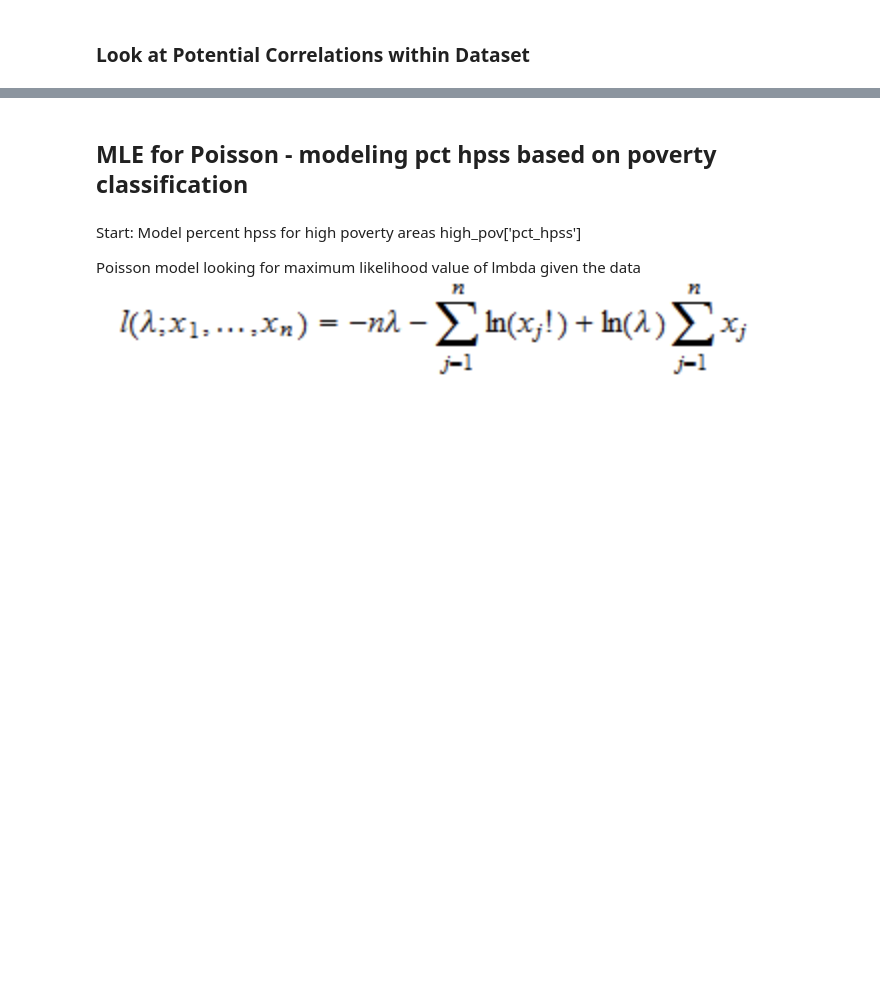
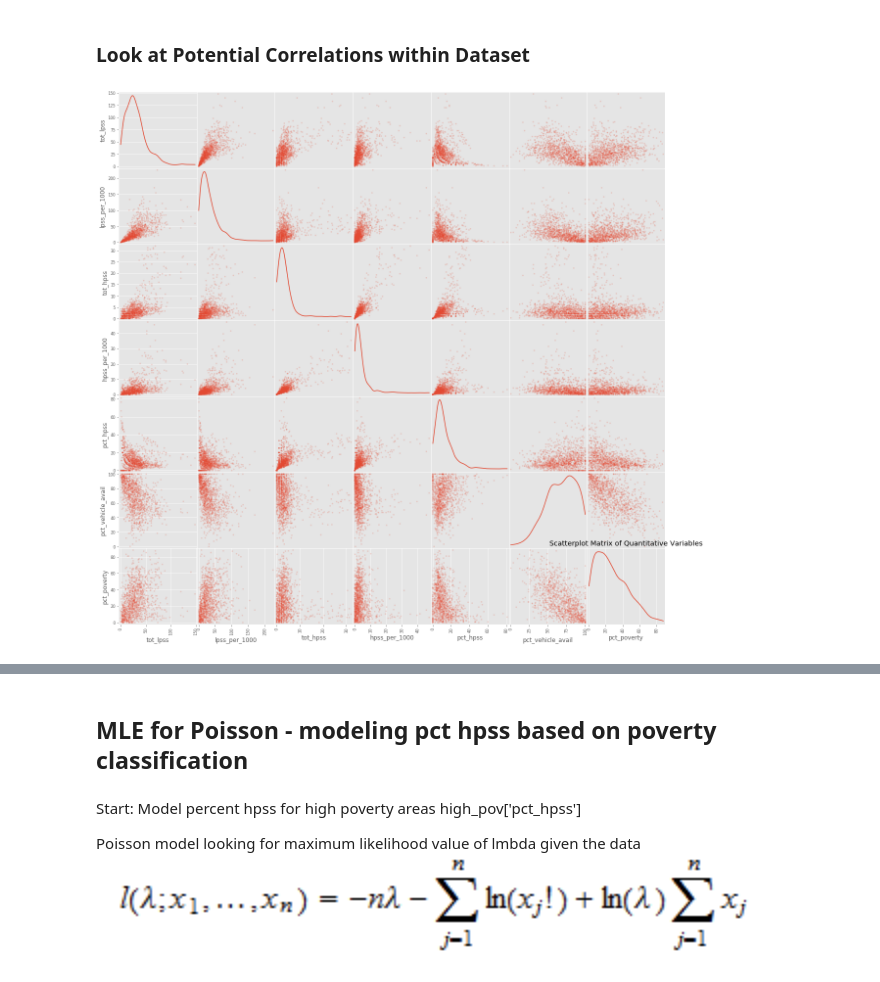
Before and after one commit to jamiewessels/Philly_Food_Access, a Jupyter notebook: Initial_exploration.ipynb, the cells around one changed output, grey strips where cells are left out. Saved outputs shown, nothing was run; the diff lists cells and outputs as text; code cells hidden in the pictures; blank space fills up the shorter version.

```diff
--- a/Initial_exploration.ipynb
+++ b/Initial_exploration.ipynb
@@ -608,10 +614,13 @@ plt.show();
 # %%
 from pandas.plotting import scatter_matrix
 scatter_cols = ['tot_lpss', 'lpss_per_1000', 'tot_hpss',
        'hpss_per_1000', 'pct_hpss',
        'pct_vehicle_avail', 'pct_poverty']
 df_sub = df[scatter_cols]
-scatter_matrix(df_sub, alpha = 0.2, figsize = (20, 20), diagonal = 'kde');
+scatter_matrix(df_sub, alpha = 0.2, figsize = (20, 20), diagonal = 'kde')
+plt.title('Scatterplot Matrix of Quantitative Variables');
+# %% [output]
+[figure, added]
 # %%
 #Looked Interesting but Weak
 fig, ax = plt.subplots()
```
Also changed, not shown: parts of 21 cells of this notebook.
